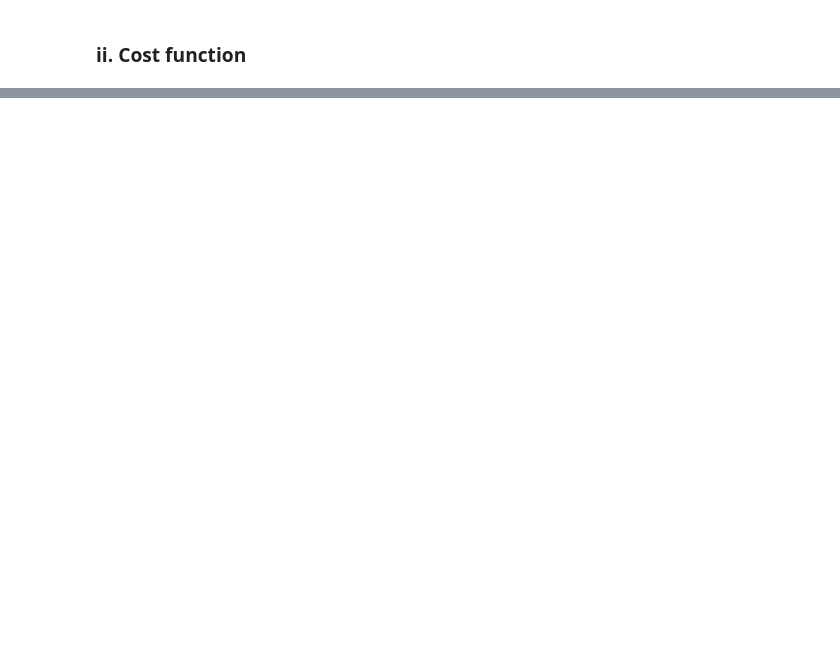
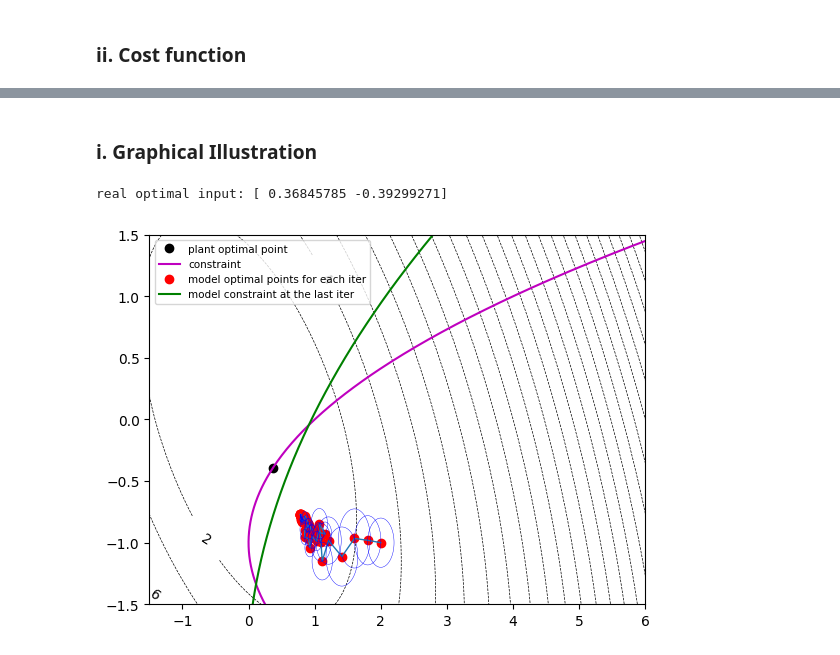
Before and after one commit to dleeim/Safe-Bayesian-Optimization, a Jupyter notebook: Benoit_Problem(Modifier_Adaptation).ipynb, the cells around one changed output, grey strips where cells are left out. Drawn from its saved outputs; the diff is of its cells as text; code cells hidden in the pictures; blank space fills up the shorter version.

```diff
--- a/Benoit_Problem(Modifier_Adaptation).ipynb
+++ b/Benoit_Problem(Modifier_Adaptation).ipynb
@@ -775,0 +863,35 @@ multi_start hyper parameter optimization iteration =  1   input =  1
+# %% [markdown]
+### i. Graphical Illustration
+# %%
+num_points = 100
+
+plant_drawing(is_constraint=False,is_tight_constraint=True)
+
+plt.plot(data['u_0'],data['u_1'], 'ro',)
+plt.plot(data['u_0'],data['u_1'], linestyle='-',linewidth=1,label='_nolegend_')
+
+uc1 = np.linspace(-2.5, 6.5, num_points)
+uc0 = (theta[3]*uc1**2 + data['modifiers'][2][-1] - data['modifiers'][3][-1]*data['u_0'][-1]
+       + data['modifiers'][4][-1]*(uc1-data['u_1'][-1]) + 1)/(theta[2] - data['modifiers'][3][-1])
+plt.plot(uc0,uc1,'g')
+
+i = 0
+for i in range(data['index'][-1]+1):
+    centerx,centery = data['u_0'][i],data['u_1'][i]
+    r = data['r'][i]
+
+    x = np.linspace(centerx-r, centerx+r, 50)
+    y = np.linspace(centery-r, centery+r, 50)
+    X, Y = np.meshgrid(x,y)
+    F = (X-centerx)**2 + (Y-centery)**2 - r**2
+    plt.contour(X,Y,F,[0],colors='b',linewidths = 0.3)
+
+plt.legend(["plant optimal point",
+            "constraint",
+            'model optimal points for each iter',
+            'model constraint at the last iter'],
+                fontsize = 7.5)
+plt.show()
+# %% [output]
+real optimal input: [ 0.36845785 -0.39299271]
+[figure, added]
```
Also changed, not shown: parts of 26 cells of this notebook, 4 other files.
